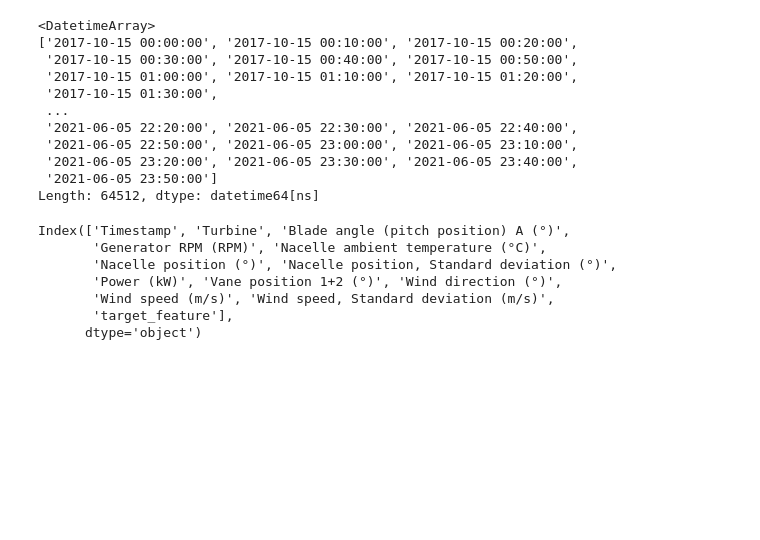
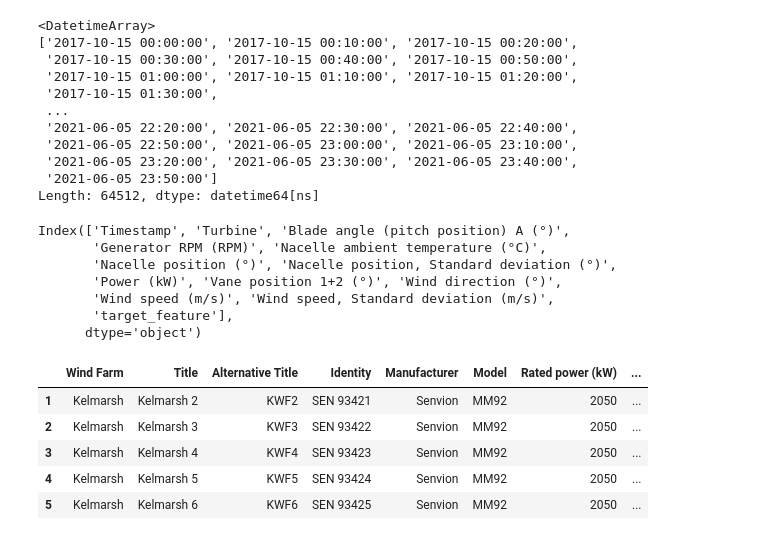
Before and after one commit to conormalone/kaggle_wind_speed, a Jupyter notebook: wind_speed.ipynb, the cells around one changed output. Cells and saved outputs as stored; diff of their text form; code cells hidden in the pictures; blank space fills up the shorter version.

```diff
--- a/wind_speed.ipynb
+++ b/wind_speed.ipynb
@@ -98,3 +98,12 @@ Index(['Timestamp', 'Turbine', 'Blade angle (pitch position) A (°)',
       dtype='object')
 # %%
 meta_df = meta_df[meta_df.Title != "Kelmarsh 1"]
+# %%
+meta_df
+# %% [output]
+|  | Wind Farm | Title | Alternative Title | Identity | Manufacturer | Model | Rated power (kW) | ... |
+| 1 | Kelmarsh | Kelmarsh 2 | KWF2 | SEN 93421 | Senvion | MM92 | 2050 | ... |
+| 2 | Kelmarsh | Kelmarsh 3 | KWF3 | SEN 93422 | Senvion | MM92 | 2050 | ... |
+| 3 | Kelmarsh | Kelmarsh 4 | KWF4 | SEN 93423 | Senvion | MM92 | 2050 | ... |
+| 4 | Kelmarsh | Kelmarsh 5 | KWF5 | SEN 93424 | Senvion | MM92 | 2050 | ... |
+| 5 | Kelmarsh | Kelmarsh 6 | KWF6 | SEN 93425 | Senvion | MM92 | 2050 | ... |
```
Also changed, not shown: parts of 19 cells of this notebook.
